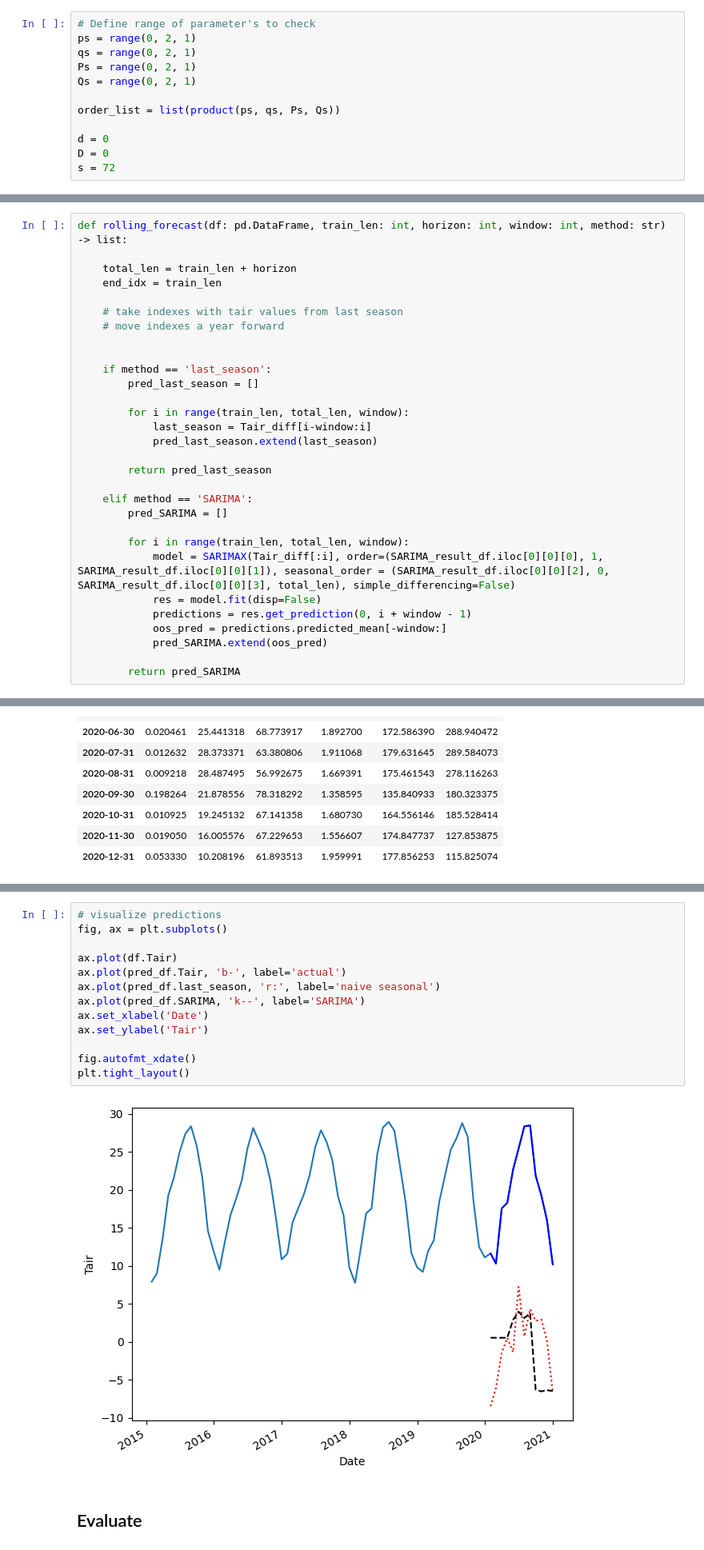
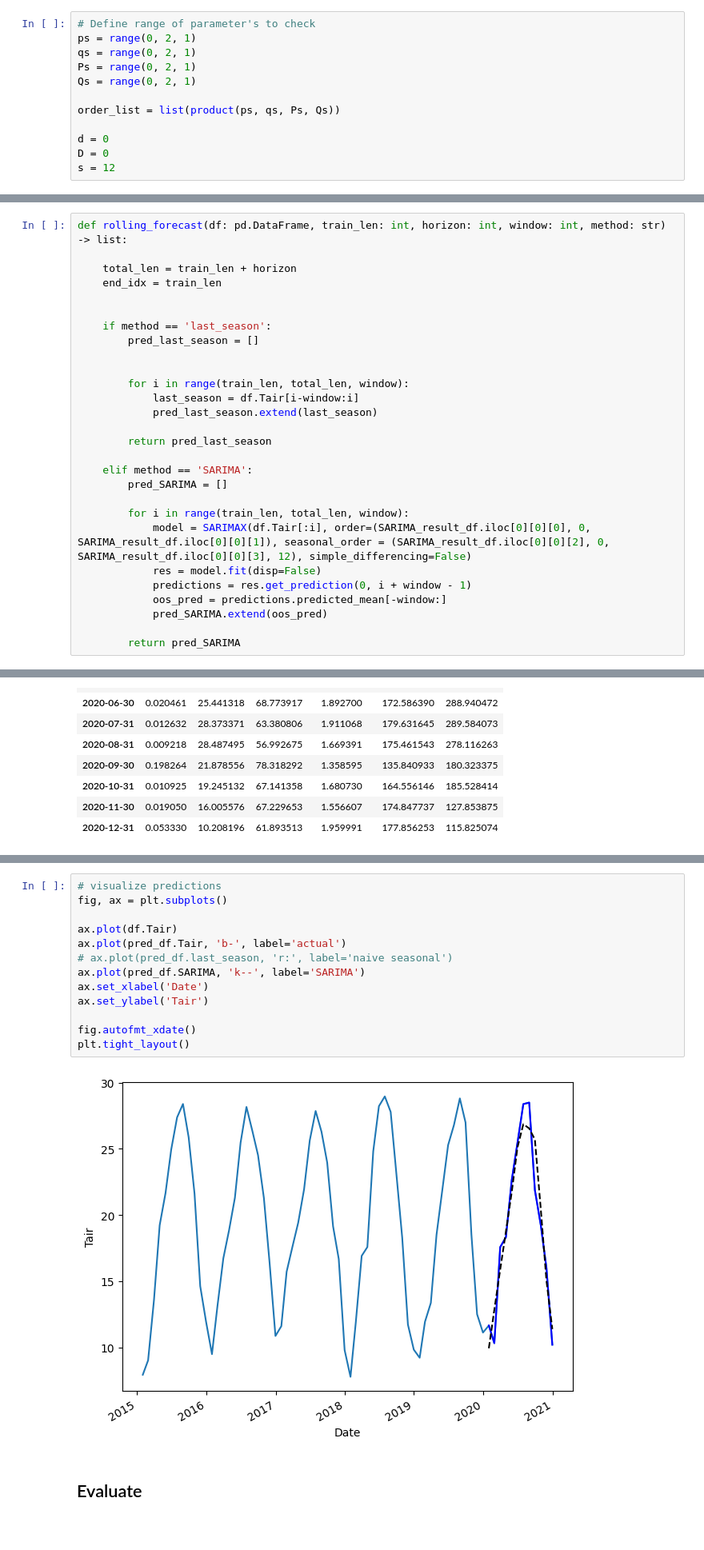
Before and after one commit to kiat/tx-soil-moisture, a Jupyter notebook: notebook/Tair_SARIMAX_Model.ipynb, the cells around one changed output, grey strips where cells are left out. Shown at 80% size. Drawn from its saved outputs; the diff is of its cells as text; blank space fills up the shorter version.

```diff
--- a/notebook/Tair_SARIMAX_Model.ipynb
+++ b/notebook/Tair_SARIMAX_Model.ipynb
@@ -227,7 +227,7 @@ order_list = list(product(ps, qs, Ps, Qs))
 
 d = 0
 D = 0
-s = 72
+s = 12
 # %%
 # Find best set of parameters using the AIC
 SARIMA_result_df = optimize_SARIMAX(train, None, order_list, d, D, s)
@@ -285,15 +313,13 @@ def rolling_forecast(df: pd.DataFrame, train_len: int, horizon: int, window: int
     total_len = train_len + horizon
     end_idx = train_len
 
-    # take indexes with tair values from last season
-    # move indexes a year forward
-
 
     if method == 'last_season':
         pred_last_season = []
 
+
         for i in range(train_len, total_len, window):
-            last_season = Tair_diff[i-window:i]
+            last_season = df.Tair[i-window:i]
             pred_last_season.extend(last_season)
 
         return pred_last_season
@@ -302,7 +328,7 @@ def rolling_forecast(df: pd.DataFrame, train_len: int, horizon: int, window: int
         pred_SARIMA = []
 
         for i in range(train_len, total_len, window):
-            model = SARIMAX(Tair_diff[:i], order=(SARIMA_result_df.iloc[0][0][0], 1, SARIMA_result_df.iloc[0][0][1]), seasonal_order = (SARIMA_result_df.iloc[0][0][2], 0, SARIMA_result_df.iloc[0][0][3], total_len), simple_differencing=False)
+            model = SARIMAX(df.Tair[:i], order=(SARIMA_result_df.iloc[0][0][0], 0, SARIMA_result_df.iloc[0][0][1]), seasonal_order = (SARIMA_result_df.iloc[0][0][2], 0, SARIMA_result_df.iloc[0][0][3], 12), simple_differencing=False)
             res = model.fit(disp=False)
             predictions = res.get_prediction(0, i + window - 1)
             oos_pred = predictions.predicted_mean[-window:]
@@ -358,17 +400,17 @@ Freq: M, Name: SARIMA, dtype: float64
 # %%
 # visualize predictions
 fig, ax = plt.subplots()
 
 ax.plot(df.Tair)
 ax.plot(pred_df.Tair, 'b-', label='actual')
-ax.plot(pred_df.last_season, 'r:', label='naive seasonal')
+# ax.plot(pred_df.last_season, 'r:', label='naive seasonal')
 ax.plot(pred_df.SARIMA, 'k--', label='SARIMA')
 ax.set_xlabel('Date')
 ax.set_ylabel('Tair')
 
 fig.autofmt_xdate()
 plt.tight_layout()
 # %% [output]
-[figure, old version]
+[figure, new version]
 # %% [markdown]
 ## Evaluate
```
Also changed, not shown: parts of 11 cells of this notebook.
